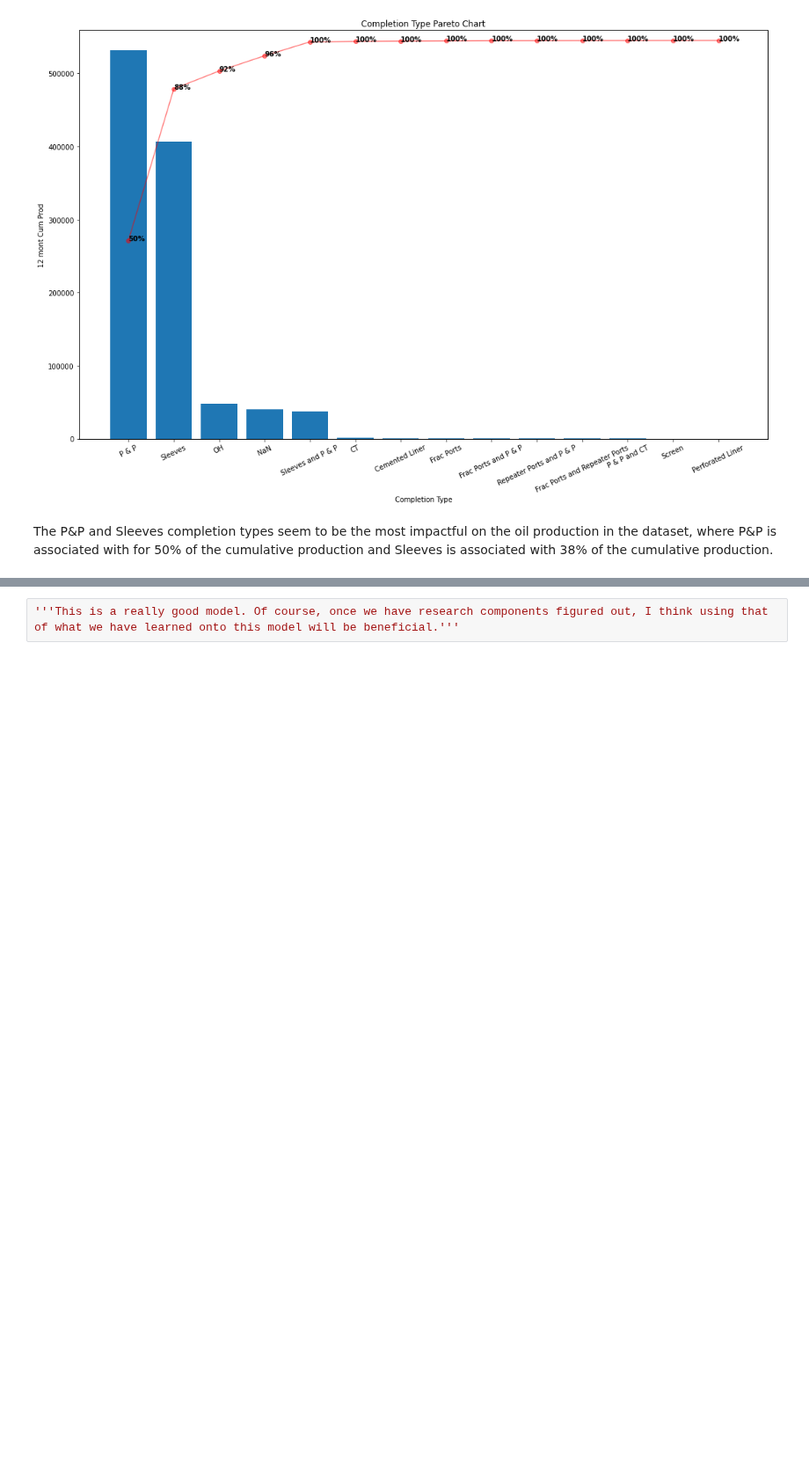
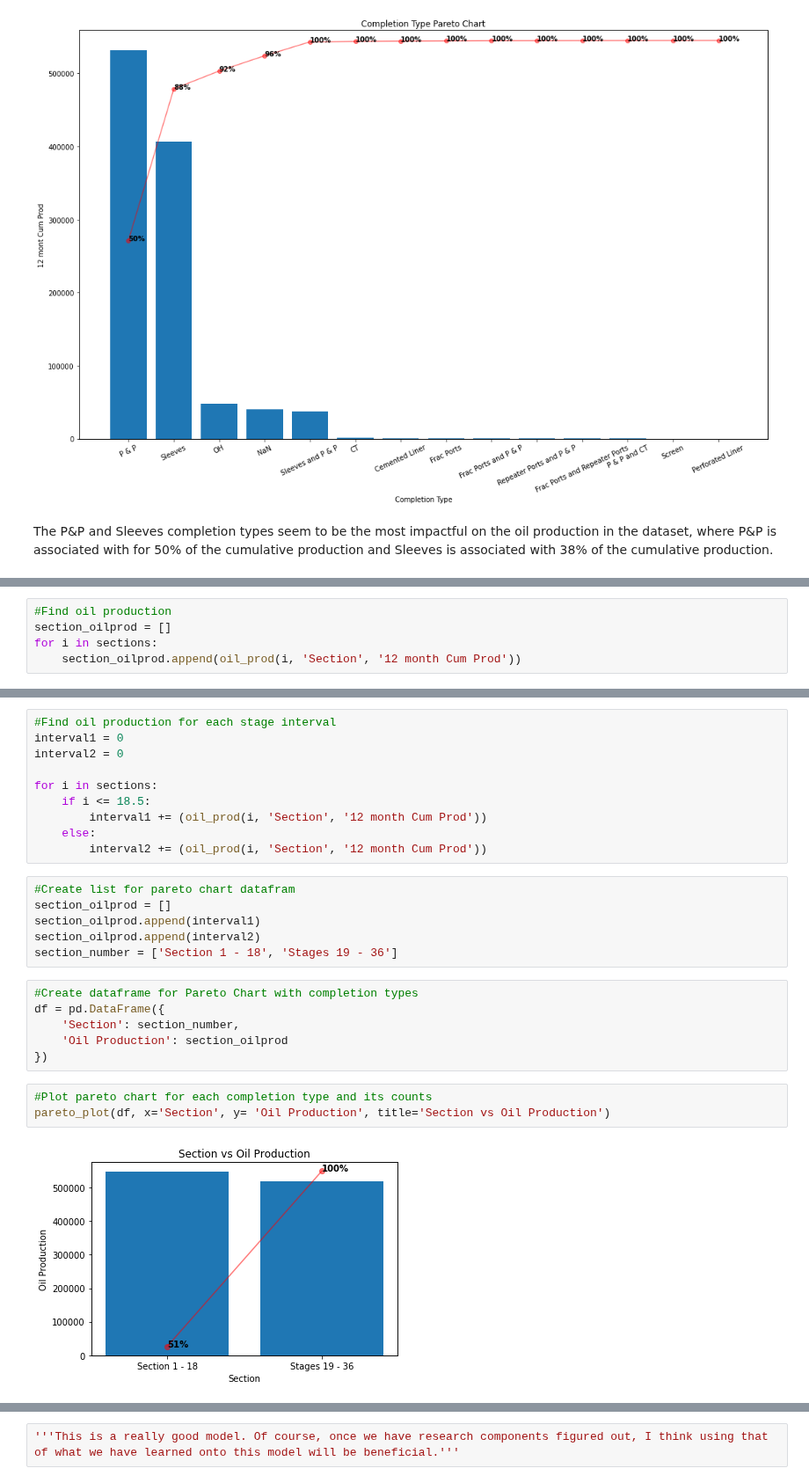
Before and after one commit to FRI-Energy-Analytics/2020_summer_fellows, a Jupyter notebook: Feature Selection - Novel Viz/Model_Testing/Pareto Chart.ipynb, the cells around one changed output, grey strips where cells are left out. Shown at 88% size. Saved outputs shown, nothing was run; the diff lists cells and outputs as text; blank space fills up the shorter version.

```diff
--- a/Feature Selection - Novel Viz/Model_Testing/Pareto Chart.ipynb
+++ b/Feature Selection - Novel Viz/Model_Testing/Pareto Chart.ipynb
@@ -194,0 +364,5 @@ The P&P and Sleeves completion types seem to be the most impactful on the oil pr
+# %%
+#Find oil production
+section_oilprod = []
+for i in sections:
+    section_oilprod.append(oil_prod(i, 'Section', '12 month Cum Prod'))
@@ -194,0 +374,27 @@ The P&P and Sleeves completion types seem to be the most impactful on the oil pr
+# %%
+#Find oil production for each stage interval
+interval1 = 0
+interval2 = 0
+
+for i in sections:
+    if i <= 18.5:
+        interval1 += (oil_prod(i, 'Section', '12 month Cum Prod'))
+    else:
+        interval2 += (oil_prod(i, 'Section', '12 month Cum Prod'))
+# %%
+#Create list for pareto chart datafram
+section_oilprod = []
+section_oilprod.append(interval1)
+section_oilprod.append(interval2)
+section_number = ['Section 1 - 18', 'Stages 19 - 36']
+# %%
+#Create dataframe for Pareto Chart with completion types
+df = pd.DataFrame({
+    'Section': section_number,
+    'Oil Production': section_oilprod
+})
+# %%
+#Plot pareto chart for each completion type and its counts
+pareto_plot(df, x='Section', y= 'Oil Production', title='Section vs Oil Production')
+# %% [output]
+[figure, added]
```
Also changed, not shown: parts of 19 cells of this notebook.
